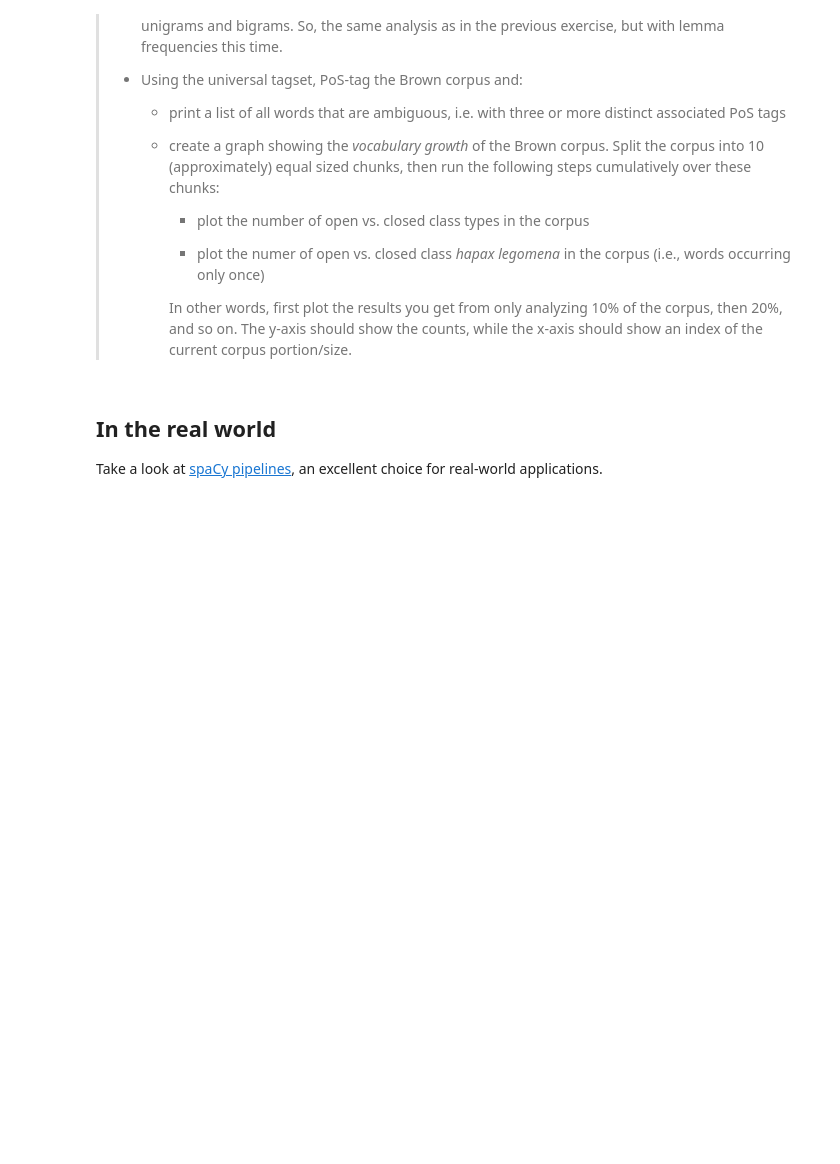
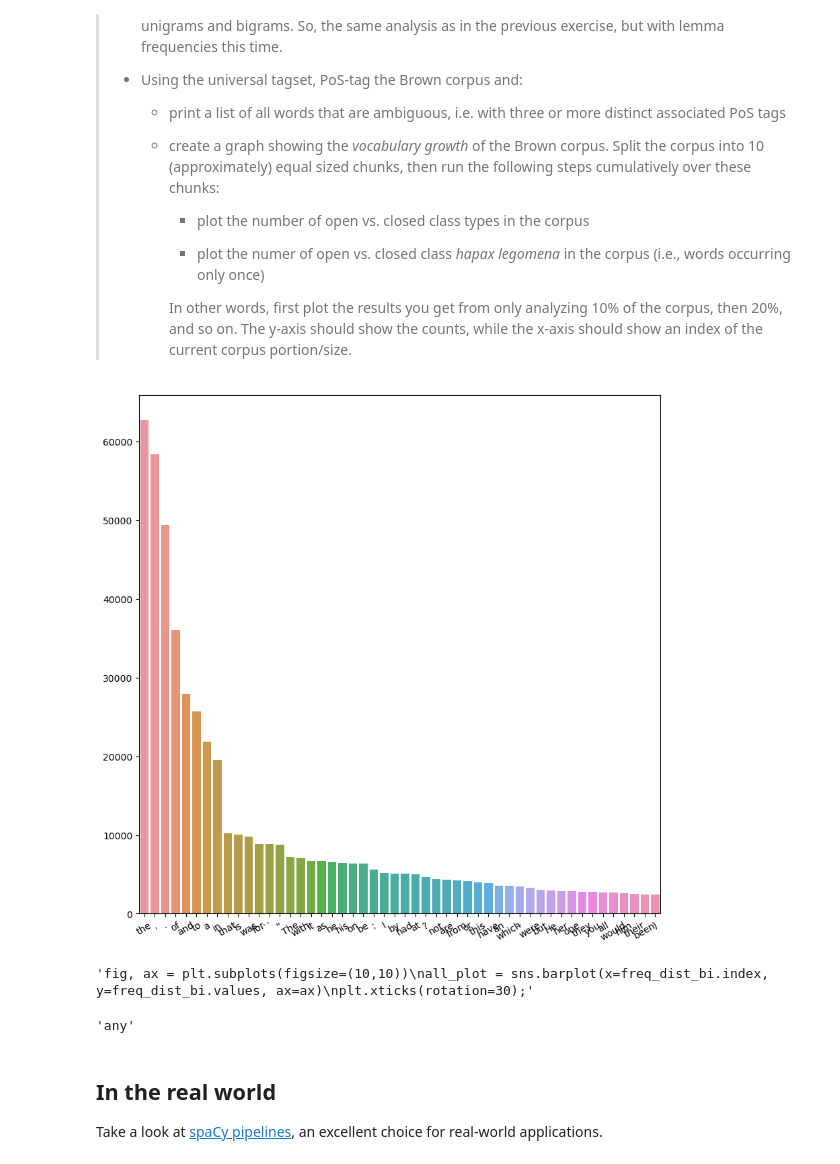
Before and after one commit to KevinWarna/AUC_TM_2025, a Jupyter notebook: notebooks/2_NLP_pipelines.ipynb, the cells around one changed output. Saved outputs shown, nothing was run; the diff lists cells and outputs as text; code cells hidden in the pictures; blank space fills up the shorter version.

```diff
--- a/notebooks/2_NLP_pipelines.ipynb
+++ b/notebooks/2_NLP_pipelines.ipynb
@@ -973,0 +994,25 @@ Type:      function
+# %%
+#tokenize brown corpus
+brown_corpus = nltk.corpus.brown.words()
+
+#frequncy distributions of the 50 most common unigrams and bigrams
+freq_dist_uni = nltk.FreqDist(brown_corpus).most_common(50)
+freq_dist_bi = nltk.FreqDist(nltk.bigrams(brown_corpus)).most_common(50)
+# %%
+#convert to pandas
+freq_dist_uni = pd.Series(dict(freq_dist_uni))
+freq_dist_bi = pd.Series(dict(freq_dist_bi))
+# %%
+#creating plot for unigrams
+fig, ax = plt.subplots(figsize=(10,10))
+all_plot = sns.barplot(x=freq_dist_uni.index, y=freq_dist_uni.values, ax=ax)
+plt.xticks(rotation=30);
+# %% [output]
+[figure, added]
+# %%
+#creating plot for unigrams
+"""fig, ax = plt.subplots(figsize=(10,10))
+all_plot = sns.barplot(x=freq_dist_bi.index, y=freq_dist_bi.values, ax=ax)
+plt.xticks(rotation=30);"""
+# %% [output]
+'fig, ax = plt.subplots(figsize=(10,10))\nall_plot = sns.barplot(x=freq_dist_bi.index, y=freq_dist_bi.values, ax=ax)\nplt.xticks(rotation=30);'
@@ -974,3 +1023,7 @@ Type:      function
+# %%
+brown_corpus[20]
+# %% [output]
+'any'
 # %% [markdown]
 ## In the real world
 
```
Also changed, not shown: parts of 5 cells of this notebook.
